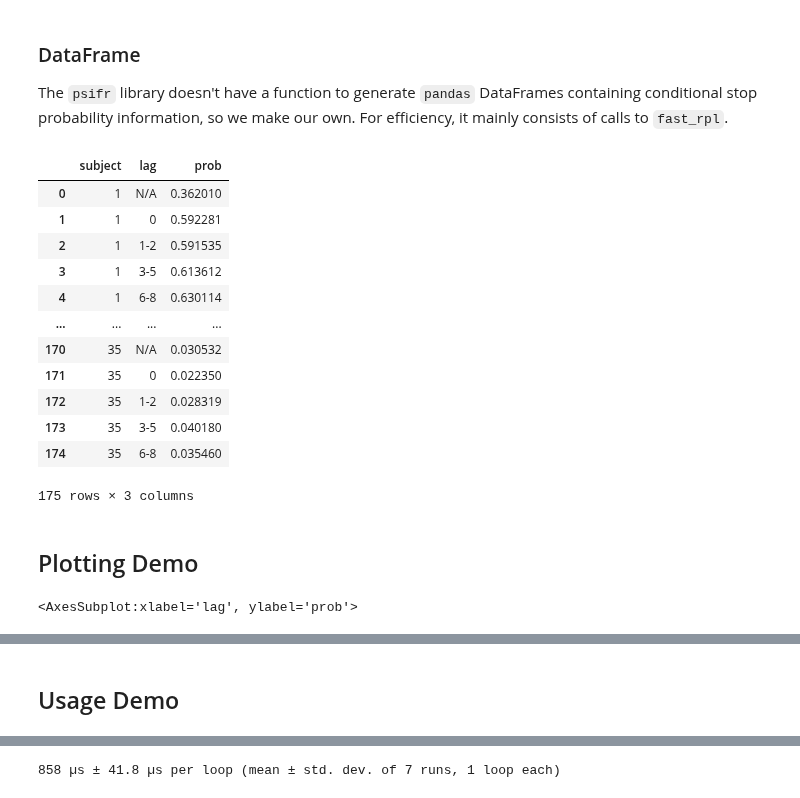
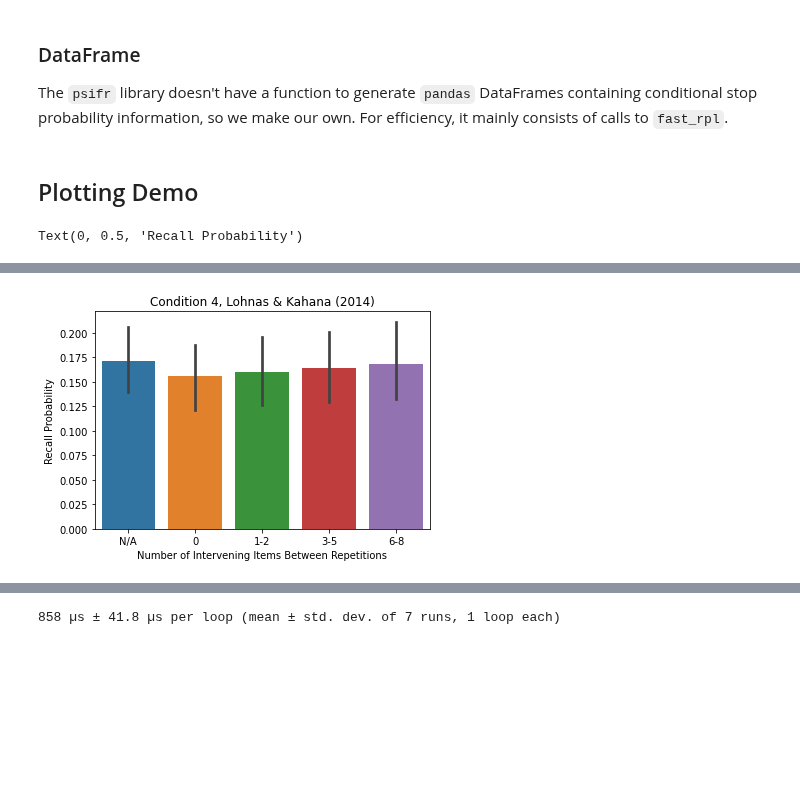
Before and after one commit to githubpsyche/compmemlearn, a Jupyter notebook: library/analyses/Recall_Probability_by_Spacing.ipynb, the cells around one changed output, grey strips where cells are left out. Saved outputs shown, nothing was run; the diff lists cells and outputs as text; code cells hidden in the pictures; blank space fills up the shorter version.

```diff
--- a/library/analyses/Recall_Probability_by_Spacing.ipynb
+++ b/library/analyses/Recall_Probability_by_Spacing.ipynb
@@ -38,6 +38,8 @@ import numpy as np
 
 @njit(nogil=True, parallel=True)
 def fast_rpl(presentations, study_positions_in_recall_order, max_lag=8):
+
+    assert(len(presentations) == len(study_positions_in_recall_order))
 
     total_presented, total_retrieved = np.zeros(max_lag+2), np.zeros(max_lag+2)
 
@@ -67,7 +69,7 @@ def fast_rpl(presentations, study_positions_in_recall_order, max_lag=8):
 
     return total_retrieved/total_presented
 # %%
-condition = 4
+condition = 1
 
 result = fast_rpl(
     presentations[list_types>=condition], trials[list_types>=condition], max_lag=8)
@@ -100,7 +111,8 @@ def rpl(presentations, trials, subjects, trial_count, list_length, max_lag=8):
     for subject in range(subjects):
 
         subject_result = fast_rpl(
-            presentations, trials[subject*trial_count:(subject+1)*trial_count], max_lag)
+            presentations, #[subject*trial_count:(subject+1)*trial_count],
+            trials[subject*trial_count:(subject+1)*trial_count], max_lag)
 
         binned = np.zeros(5)
         binned[0] = subject_result[0]
@@ -113,24 +125,7 @@ def rpl(presentations, trials, subjects, trial_count, list_length, max_lag=8):
         result['lag'] += lags
         result['prob'] += binned.tolist()
 
-
     return pd.DataFrame(result)
-# %%
-rpl(events, presentations, trials)
-# %% [output]
-|  | subject | lag | prob |
-| 0 | 1 | N/A | 0.362010 |
-| 1 | 1 | 0 | 0.592281 |
-| 2 | 1 | 1-2 | 0.591535 |
-| 3 | 1 | 3-5 | 0.613612 |
-| 4 | 1 | 6-8 | 0.630114 |
-| ... | ... | ... | ... |
-| 170 | 35 | N/A | 0.030532 |
-| 171 | 35 | 0 | 0.022350 |
-| 172 | 35 | 1-2 | 0.028319 |
-| 173 | 35 | 3-5 | 0.040180 |
-| 174 | 35 | 6-8 | 0.035460 |
-175 rows × 3 columns
 # %% [markdown]
 ## Plotting Demo
 # %%
@@ -144,9 +139,13 @@ subject_count = len(np.unique(events.subject))
 trial_count = int(np.max(events.list)/4)
 
 data = rpl(
-    presentations[list_types==4], trials[list_types==4],
+    presentations[list_types>=4], trials[list_types>=4],
     subject_count, trial_count, list_length)
 
-sns.lineplot(data=data, x='lag', y='prob')
+sns.barplot(data=data, x='lag', y='prob')
+
+plt.title('Condition {}, {}'.format(condition, source))
+plt.xlabel('Number of Intervening Items Between Repetitions')
+plt.ylabel('Recall Probability')
 # %% [output]
-<AxesSubplot:xlabel='lag', ylabel='prob'>
+Text(0, 0.5, 'Recall Probability')
@@ -154,2 +152 @@ sns.lineplot(data=data, x='lag', y='prob')
+[figure, added]
-# %% [markdown]
-## Usage Demo
```
Also changed, not shown: parts of 11 cells of this notebook, 9 other files.
